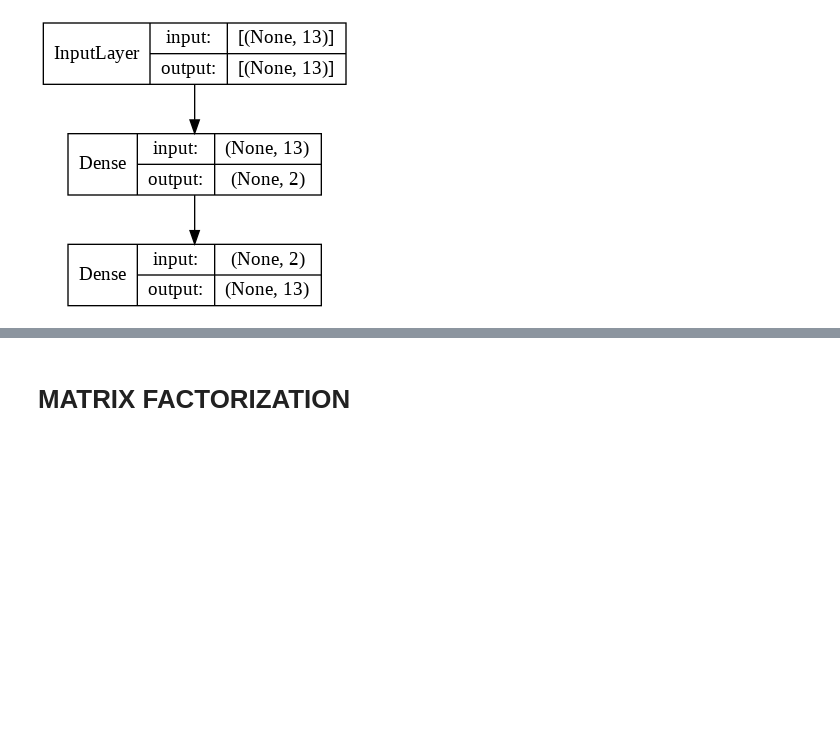
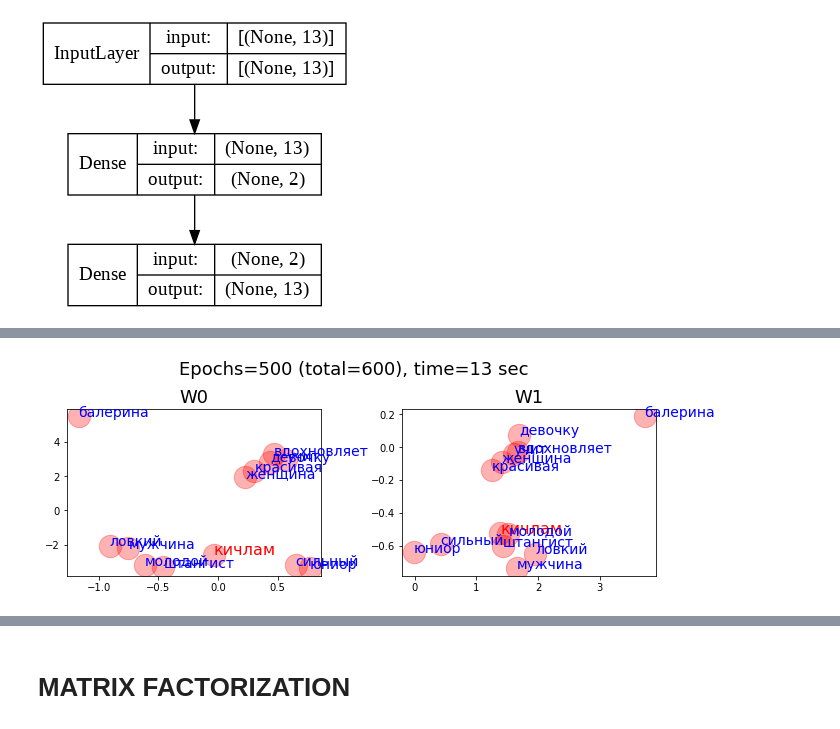
Before and after one commit to ftk1000/w2v_ftk1000, a Jupyter notebook: Copy_of_w2v_tf_fast.ipynb, the cells around one changed output, grey strips where cells are left out. Cells and saved outputs as stored; diff of their text form; code cells hidden in the pictures; blank space fills up the shorter version.

```diff
--- a/Copy_of_w2v_tf_fast.ipynb
+++ b/Copy_of_w2v_tf_fast.ipynb
@@ -344,0 +385,5 @@ plot_model(model, show_shapes=1, show_dtype=0,show_layer_names=0)              #
+# %%
+model, w2v_df, total_epochs, ttl = model_fit_n_show(model,eps=500)
+plot_words_v2( vocab, model, ttl=ttl )
+# %% [output]
+[figure, added]
```
Also changed, not shown: parts of 34 cells of this notebook.
